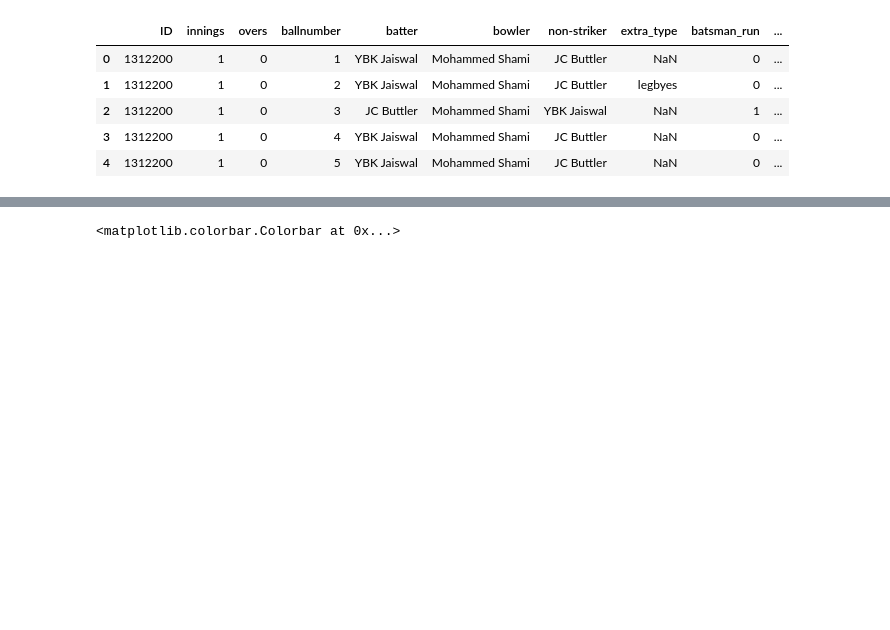
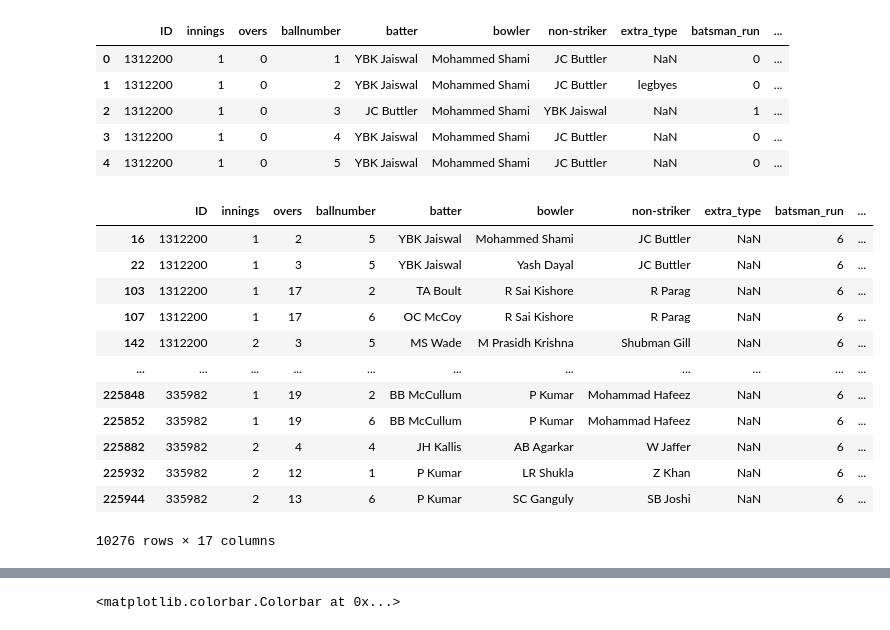
Before and after one commit to vinayak910/DS-LearningJourney, a Jupyter notebook: 6. Visualization/matplotlib/session_24_advanced_matplotlib.ipynb, the cells around one changed output, grey strips where cells are left out. Saved outputs shown, nothing was run; the diff lists cells and outputs as text; code cells hidden in the pictures; blank space fills up the shorter version.

```diff
--- a/6. Visualization/matplotlib/session_24_advanced_matplotlib.ipynb
+++ b/6. Visualization/matplotlib/session_24_advanced_matplotlib.ipynb
@@ -350,7 +351,7 @@ fig.colorbar(p)
 # %% [markdown]
 ### Heatmap
 # %%
-delivery = pd.read_csv('/content/IPL_Ball_by_Ball_2008_2022.csv')
+delivery = pd.read_csv('IPL_Ball_by_Ball_2008_2022.csv')
 delivery.head()
 # %% [output]
 |  | ID | innings | overs | ballnumber | batter | bowler | non-striker | extra_type | batsman_run | ... |
@@ -361,4 +362,19 @@ delivery.head()
 | 4 | 1312200 | 1 | 0 | 5 | YBK Jaiswal | Mohammed Shami | JC Buttler | NaN | 0 | ... |
 # %%
 temp_df = delivery[(delivery['ballnumber'].isin([1,2,3,4,5,6])) & (delivery['batsman_run']==6)]
+temp_df.head() #--> contains only balls jispe six pda
+# %% [output]
+|  | ID | innings | overs | ballnumber | batter | bowler | non-striker | extra_type | batsman_run | ... |
+| 16 | 1312200 | 1 | 2 | 5 | YBK Jaiswal | Mohammed Shami | JC Buttler | NaN | 6 | ... |
+| 22 | 1312200 | 1 | 3 | 5 | YBK Jaiswal | Yash Dayal | JC Buttler | NaN | 6 | ... |
+| 103 | 1312200 | 1 | 17 | 2 | TA Boult | R Sai Kishore | R Parag | NaN | 6 | ... |
+| 107 | 1312200 | 1 | 17 | 6 | OC McCoy | R Sai Kishore | R Parag | NaN | 6 | ... |
+| 142 | 1312200 | 2 | 3 | 5 | MS Wade | M Prasidh Krishna | Shubman Gill | NaN | 6 | ... |
+| ... | ... | ... | ... | ... | ... | ... | ... | ... | ... | ... |
+| 225848 | 335982 | 1 | 19 | 2 | BB McCullum | P Kumar | Mohammad Hafeez | NaN | 6 | ... |
+| 225852 | 335982 | 1 | 19 | 6 | BB McCullum | P Kumar | Mohammad Hafeez | NaN | 6 | ... |
+| 225882 | 335982 | 2 | 4 | 4 | JH Kallis | AB Agarkar | W Jaffer | NaN | 6 | ... |
+| 225932 | 335982 | 2 | 12 | 1 | P Kumar | LR Shukla | Z Khan | NaN | 6 | ... |
+| 225944 | 335982 | 2 | 13 | 6 | P Kumar | SC Ganguly | SB Joshi | NaN | 6 | ... |
+10276 rows × 17 columns
 # %%
```
Also changed, not shown: parts of 17 cells of this notebook, 9 other files.
